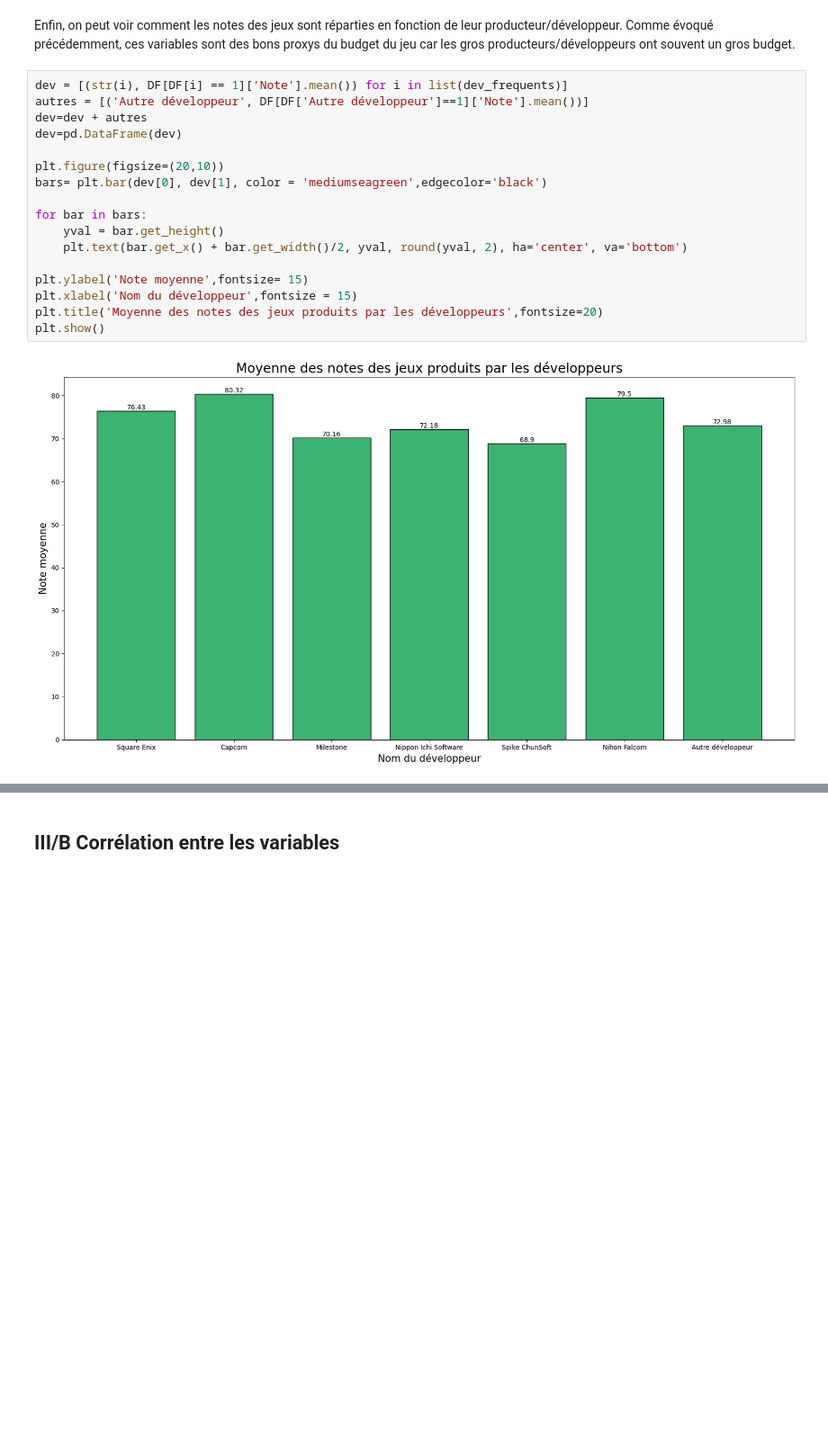
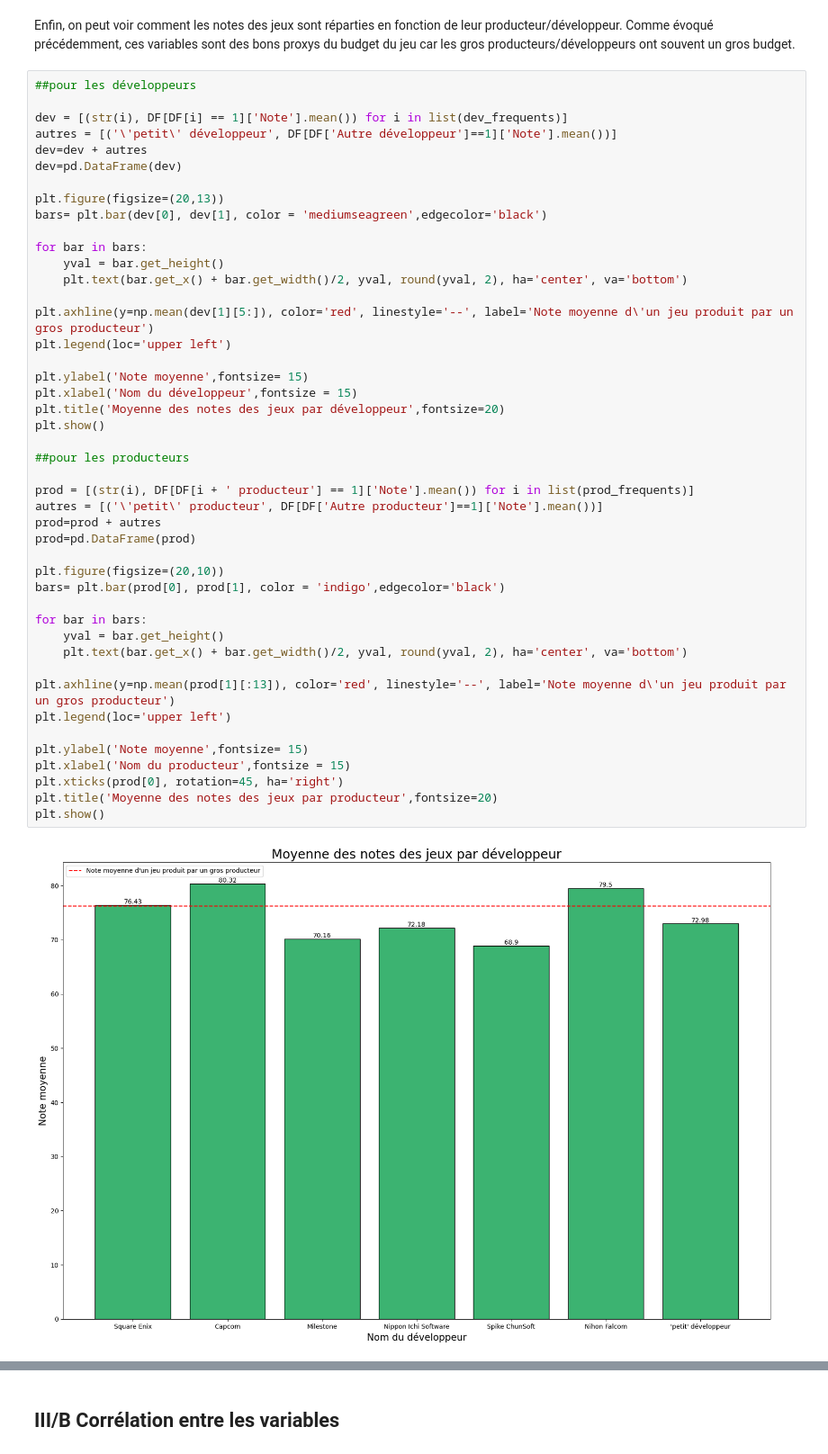
Before and after one commit to PyTomSss/PythonProjects, a Jupyter notebook: Project_Notebook.ipynb, the cells around one changed output, grey strips where cells are left out. Shown at 90% size. Drawn from its saved outputs; the diff is of its cells as text; blank space fills up the shorter version.

Commit message:
visualisation producteurs/dev/note

```diff
--- a/Project_Notebook.ipynb
+++ b/Project_Notebook.ipynb
@@ -1391,21 +1371,49 @@ On voit en effet que les jeux ont en moyenne des notes différents en fonction d
 # %% [markdown]
 Enfin, on peut voir comment les notes des jeux sont réparties en fonction de leur producteur/développeur. Comme évoqué précédemment, ces variables sont des bons proxys du budget du jeu car les gros producteurs/développeurs ont souvent un gros budget.
 # %%
+##pour les développeurs
+
 dev = [(str(i), DF[DF[i] == 1]['Note'].mean()) for i in list(dev_frequents)]
-autres = [('Autre développeur', DF[DF['Autre développeur']==1]['Note'].mean())]
+autres = [('\'petit\' développeur', DF[DF['Autre développeur']==1]['Note'].mean())]
 dev=dev + autres
 dev=pd.DataFrame(dev)
 
-plt.figure(figsize=(20,10))
+plt.figure(figsize=(20,13))
 bars= plt.bar(dev[0], dev[1], color = 'mediumseagreen',edgecolor='black')
 
 for bar in bars:
     yval = bar.get_height()
     plt.text(bar.get_x() + bar.get_width()/2, yval, round(yval, 2), ha='center', va='bottom')
 
+plt.axhline(y=np.mean(dev[1][5:]), color='red', linestyle='--', label='Note moyenne d\'un jeu produit par un gros producteur')
+plt.legend(loc='upper left')
+
 plt.ylabel('Note moyenne',fontsize= 15)
 plt.xlabel('Nom du développeur',fontsize = 15)
-plt.title('Moyenne des notes des jeux produits par les développeurs',fontsize=20)
+plt.title('Moyenne des notes des jeux par développeur',fontsize=20)
 plt.show()
+
+##pour les producteurs
+
+prod = [(str(i), DF[DF[i + ' producteur'] == 1]['Note'].mean()) for i in list(prod_frequents)]
+autres = [('\'petit\' producteur', DF[DF['Autre producteur']==1]['Note'].mean())]
+prod=prod + autres
+prod=pd.DataFrame(prod)
+
+plt.figure(figsize=(20,10))
+bars= plt.bar(prod[0], prod[1], color = 'indigo',edgecolor='black')
+
+for bar in bars:
+    yval = bar.get_height()
+    plt.text(bar.get_x() + bar.get_width()/2, yval, round(yval, 2), ha='center', va='bottom')
+
+plt.axhline(y=np.mean(prod[1][:13]), color='red', linestyle='--', label='Note moyenne d\'un jeu produit par un gros producteur')
+plt.legend(loc='upper left')
+
+plt.ylabel('Note moyenne',fontsize= 15)
+plt.xlabel('Nom du producteur',fontsize = 15)
+plt.xticks(prod[0], rotation=45, ha='right')
+plt.title('Moyenne des notes des jeux par producteur',fontsize=20)
+plt.show()
 # %% [output]
-[figure, old version]
+[figure, new version]
```
Also changed, not shown: parts of 6 cells of this notebook.
